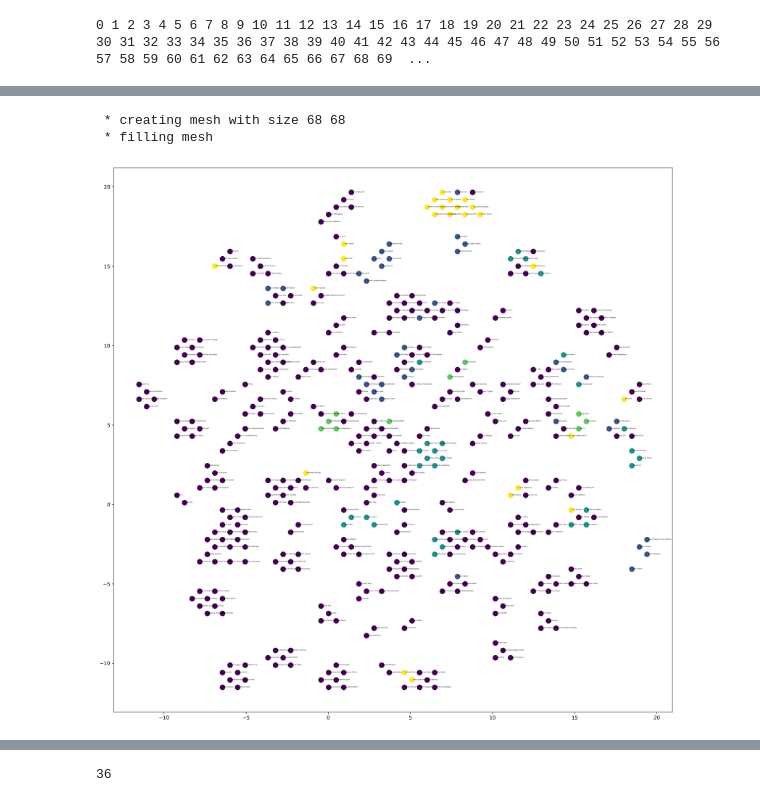
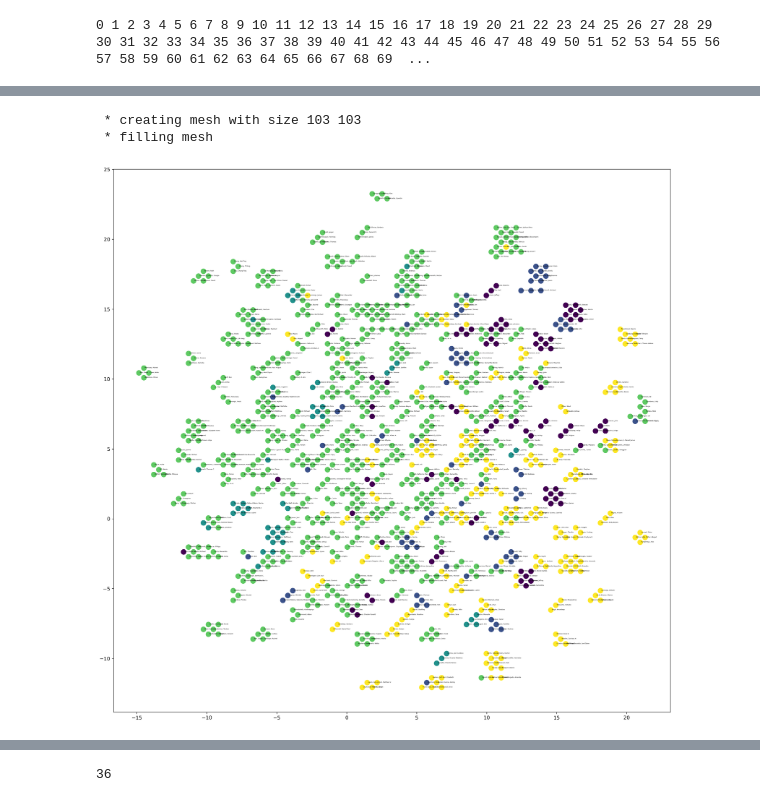
Before and after one commit to rodighiero/DH2020, a Jupyter notebook: data/analysis.ipynb, the cells around one changed output, grey strips where cells are left out. Drawn from its saved outputs; the diff is of its cells as text; code cells hidden in the pictures.

```diff
--- a/data/analysis.ipynb
+++ b/data/analysis.ipynb
@@ -96,0 +23,3 @@ len(texts)
+# %%
+df = pd.read_csv('metadata.csv')
+df.head(1)
@@ -97,29 +69,31 @@ len(texts)
 # %%
 # Parsing
 
-# en = textacy.load_spacy_lang("en_core_web_sm", disable=("parser",))
+en = textacy.load_spacy_lang("en_core_web_sm", disable=("parser",))
 # en = textacy.load_spacy_lang("en_core_web_lg", disable=("parser",))
-en = textacy.load_spacy_lang("en_core_web_trf", disable=("parser",))
+# en = textacy.load_spacy_lang("en_core_web_trf", disable=("parser",))
 
 docs = []
 
 for index, text in enumerate(texts):
+
     doc = textacy.make_spacy_doc(text, lang=en)
+    docs.append(doc)
+    print(index, end=' ')
+
     # doc = nlp(text)
-    docs.append(doc)
     # print(doc._.preview)
-    print(index, end=' ')
 # %% [output]
 0 1 2 3 4 5 6 7 8 9 10 11 12 13 14 15 16 17 18 19 20 21 22 23 24 25 26 27 28 29 30 31 32 33 34 35 36 37 38 39 40 41 42 43 44 45 46 47 48 49 50 51 52 53 54 55 56 57 58 59 60 61 62 63 64 65 66 67 68 69  ...
 # %%
 # Lematization
 
-stopwords = {'certain', 'new', 'technological', 'way', 'different', 'user', 'technology', 'technical', 'scientific', 'case', 'value', 'principle', 'domain', 'concept', 'current', 'specific', 'ethical', 'book'}
+stopwords = {}
 
 lemmas = []
 
-ngs = partial(textacy.extract.ngrams, n=[1, 2], include_pos={'ADJ', 'NOUN'})
-# ngs = partial(textacy.extract.ngrams, n=[1], include_pos={"NOUN"})
+# ngs = partial(textacy.extract.ngrams, n=[1, 2], include_pos={'ADJ', 'NOUN'})
+ngs = partial(textacy.extract.ngrams, n=[1], include_pos={"NOUN"})
 # ents = partial(textacy.extract.entities, include_types={"PERSON", "ORG", "GPE", "LOC"})
 
 for doc in docs:
@@ -184,24 +158,24 @@ topic 4: engineering  knowledge  engineering knowledge
 # %%
 # UMAP
 
-reducer = umap.UMAP(random_state=2, n_components=2, n_neighbors=2, min_dist=0.01, metric='cosine')
+reducer = umap.UMAP(random_state=2, n_components=2, n_neighbors=2, min_dist=.001, metric='cosine')
 # reducer = umap.UMAP(random_state=2, n_components=2, n_neighbors=2, min_dist=0.01, metric='hellinger')
 
 embedding = reducer.fit_transform(doc_term_matrix)
 embedding = align_points_to_grid(embedding)
 
 x = embedding[:, 0]; y = embedding[:, 1]
 
 plt.figure(figsize=(20,20), dpi=300)
 plt.scatter(x, y, s=100, c=topics)
 
 for i, txt in enumerate(authors):
     text = plt.annotate(' ' + authors[i], (x[i] + .03, y[i]))
     text.set_fontsize(3)
 # %% [output]
- * creating mesh with size 68 68
+ * creating mesh with size 103 103
  * filling mesh
-[figure, old version]
+[figure, new version]
 # %%
 pairs = []
 
```
Also changed, not shown: parts of 9 cells of this notebook, 58 other files.
